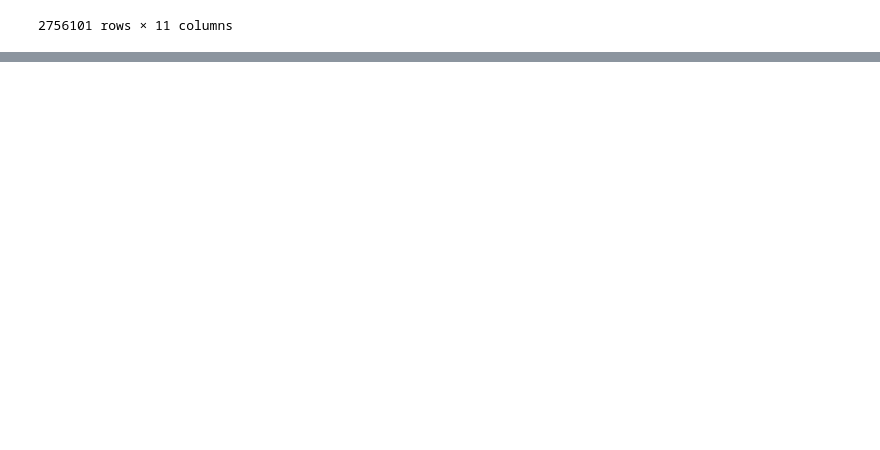
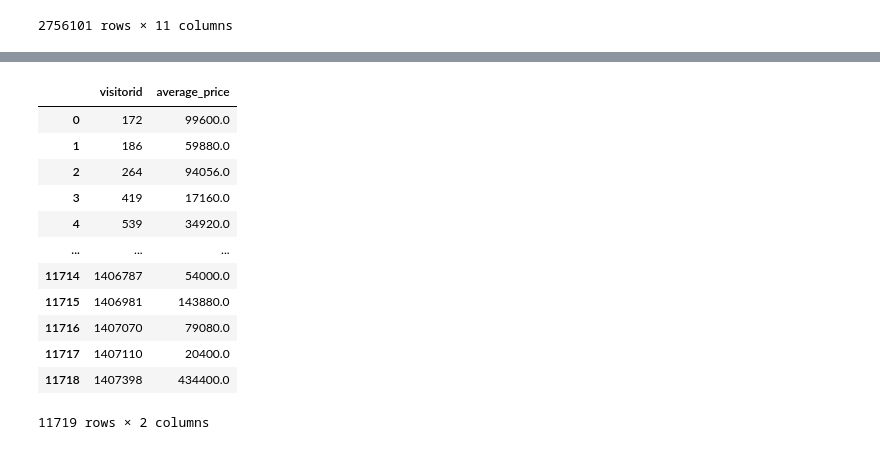
Before and after one commit to bluff-king/Customer-Segment-Personalization, a Jupyter notebook: CRISPDM/03_Data_Preparation.ipynb, the cells around one changed output, grey strips where cells are left out. Drawn from its saved outputs; the diff is of its cells as text; code cells hidden in the pictures; blank space fills up the shorter version.

```diff
--- a/CRISPDM/03_Data_Preparation.ipynb
+++ b/CRISPDM/03_Data_Preparation.ipynb
@@ -237,0 +253,16 @@ clean_transaction_log.rename(columns={
+# %%
+clean_transaction_log
+# %% [output]
+|  | visitorid | average_price |
+| 0 | 172 | 99600.0 |
+| 1 | 186 | 59880.0 |
+| 2 | 264 | 94056.0 |
+| 3 | 419 | 17160.0 |
+| 4 | 539 | 34920.0 |
+| ... | ... | ... |
+| 11714 | 1406787 | 54000.0 |
+| 11715 | 1406981 | 143880.0 |
+| 11716 | 1407070 | 79080.0 |
+| 11717 | 1407110 | 20400.0 |
+| 11718 | 1407398 | 434400.0 |
+11719 rows × 2 columns
```
Also changed, not shown: parts of 4 cells of this notebook.
